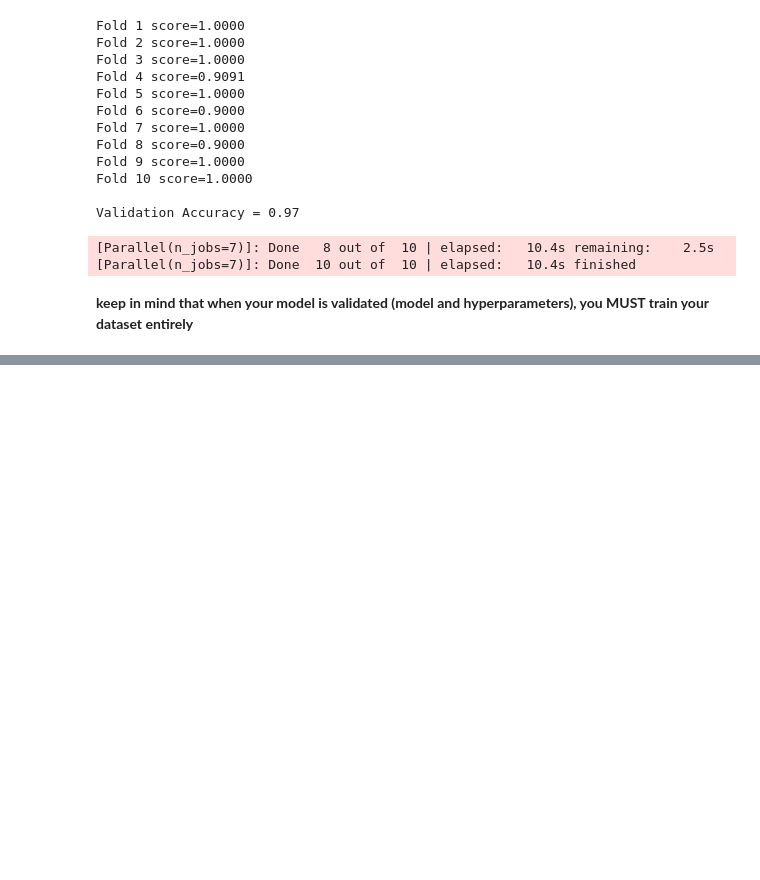
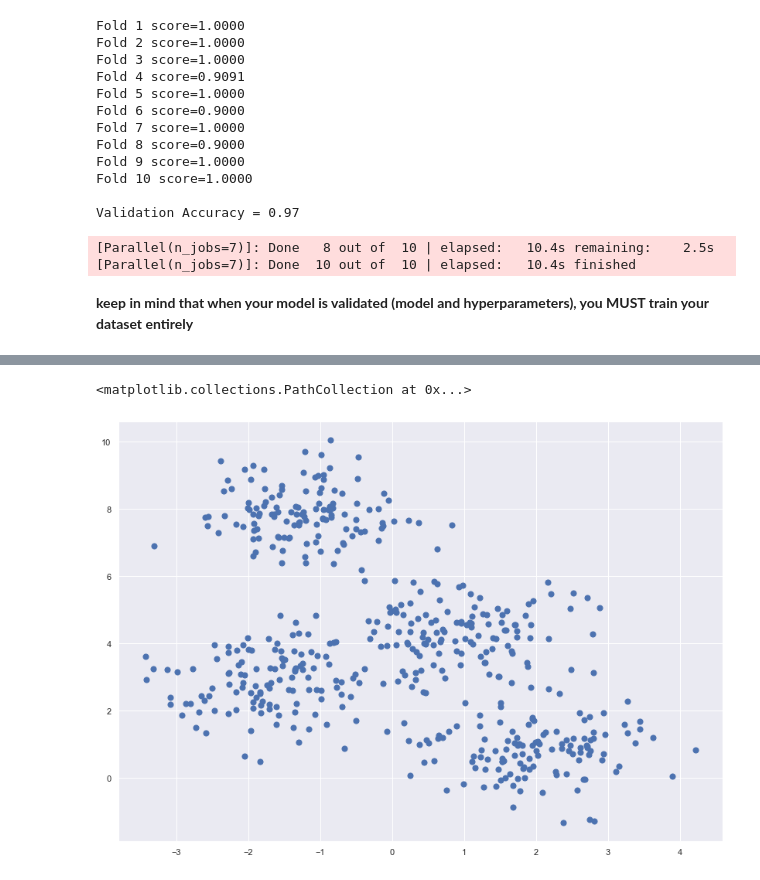
Before and after one commit to emanuele-em/Machine-Learning-and-Data-Science-by-example, a Jupyter notebook: README.ipynb, the cells around one changed output, grey strips where cells are left out. Saved outputs shown, nothing was run; the diff lists cells and outputs as text; code cells hidden in the pictures; blank space fills up the shorter version.

Commit message:
update images and ypynb

```diff
--- a/README.ipynb
+++ b/README.ipynb
@@ -2475,0 +2607,17 @@ Validation Accuracy = 0.97
+# %%
+import matplotlib.pyplot as plt
+import seaborn as sns
+plt.rcParams["figure.figsize"] = (14, 10)
+sns.set()
+
+
+#we create the dataset
+from sklearn.datasets._samples_generator import make_blobs
+
+X, y_true = make_blobs(n_samples=500, centers=4,
+                       cluster_std=.8, random_state=0)
+
+plt.scatter(X[:, 0], X[:, 1], s=50)
+# %% [output]
+<matplotlib.collections.PathCollection at 0x...>
+[figure, added]
```
Also changed, not shown: parts of 82 cells of this notebook, 7 other files.
